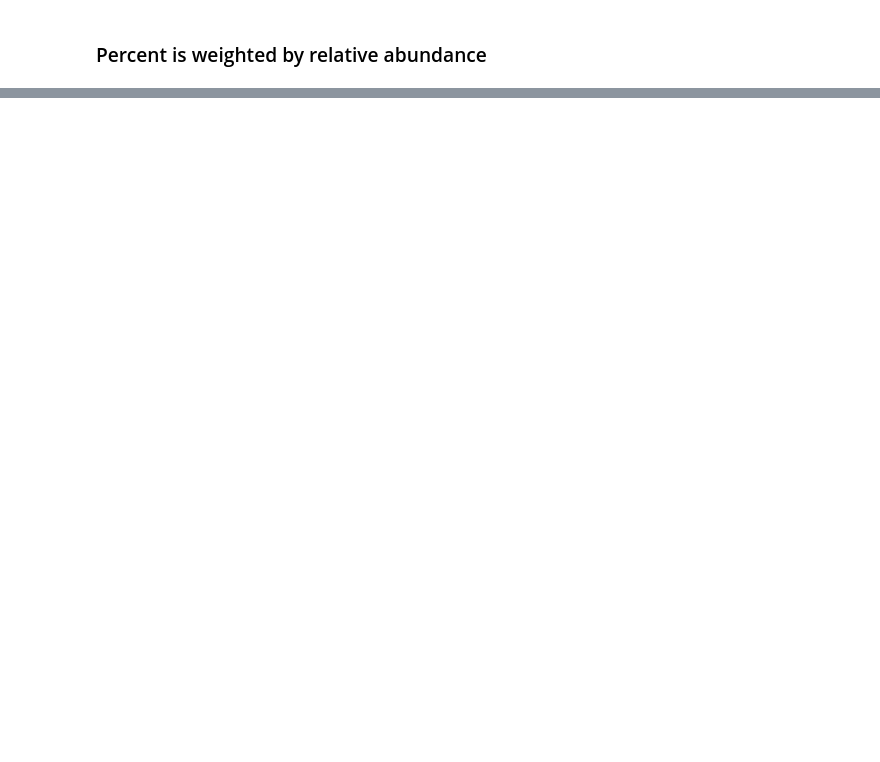
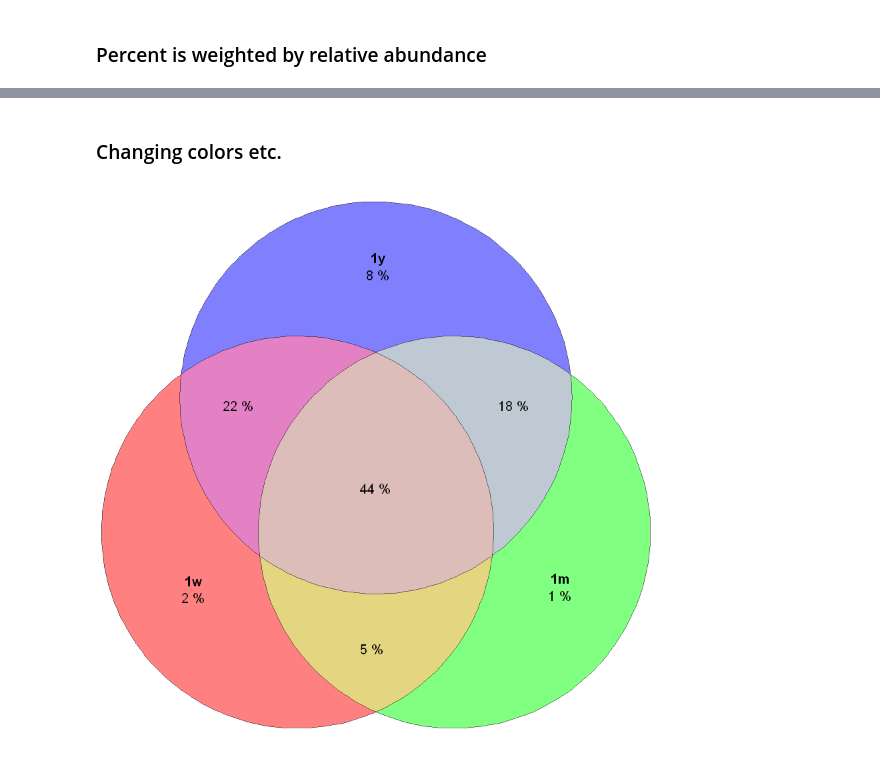
Before and after one commit to microUCPH/amplicon_data_analysis, a Jupyter notebook: ipynb/venn.ipynb, the cells around one changed output, grey strips where cells are left out. Cells and saved outputs as stored; diff of their text form; code cells hidden in the pictures; blank space fills up the shorter version.

```diff
--- a/ipynb/venn.ipynb
+++ b/ipynb/venn.ipynb
@@ -40,0 +41,6 @@ ps_venn(phy, group = "Time", type = "percent", weight = TRUE)
+# %% [markdown]
+### Changing colors etc.
+# %%
+ps_venn(phy, group = "Time", fill = c("red", "green", "blue"), alpha = 0.5)
+# %% [output]
+[figure, added]
```
Also changed, not shown: parts of 6 cells of this notebook, 15 other files.
